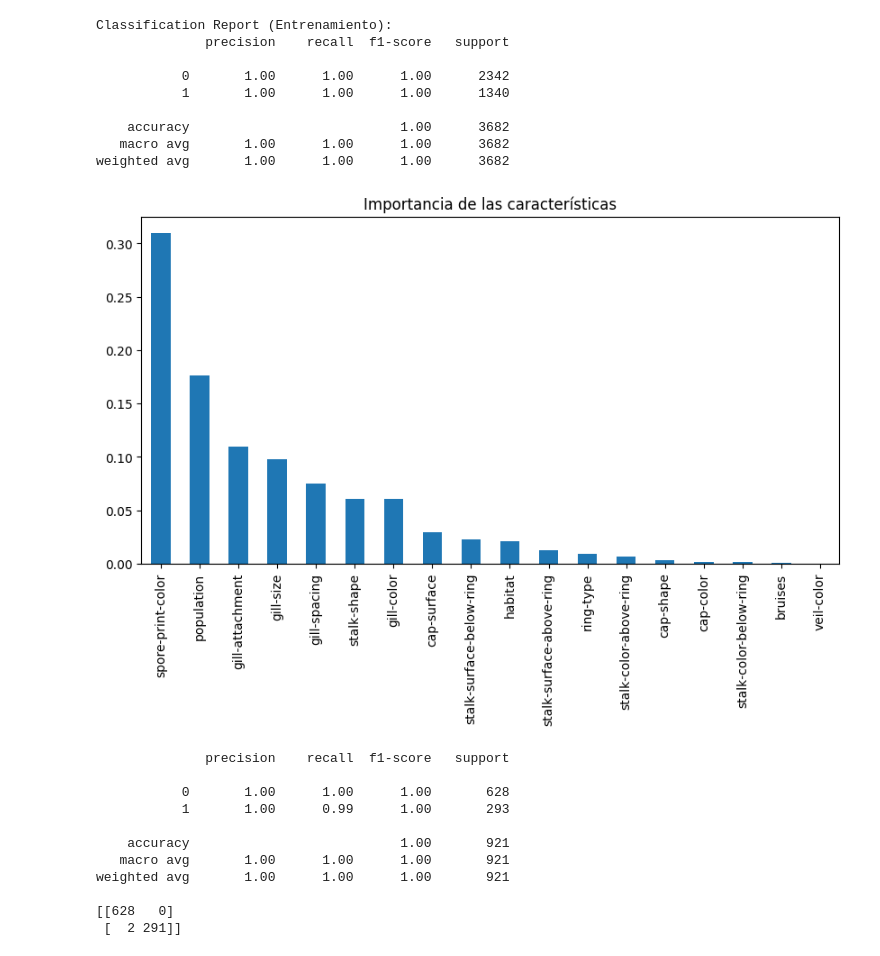
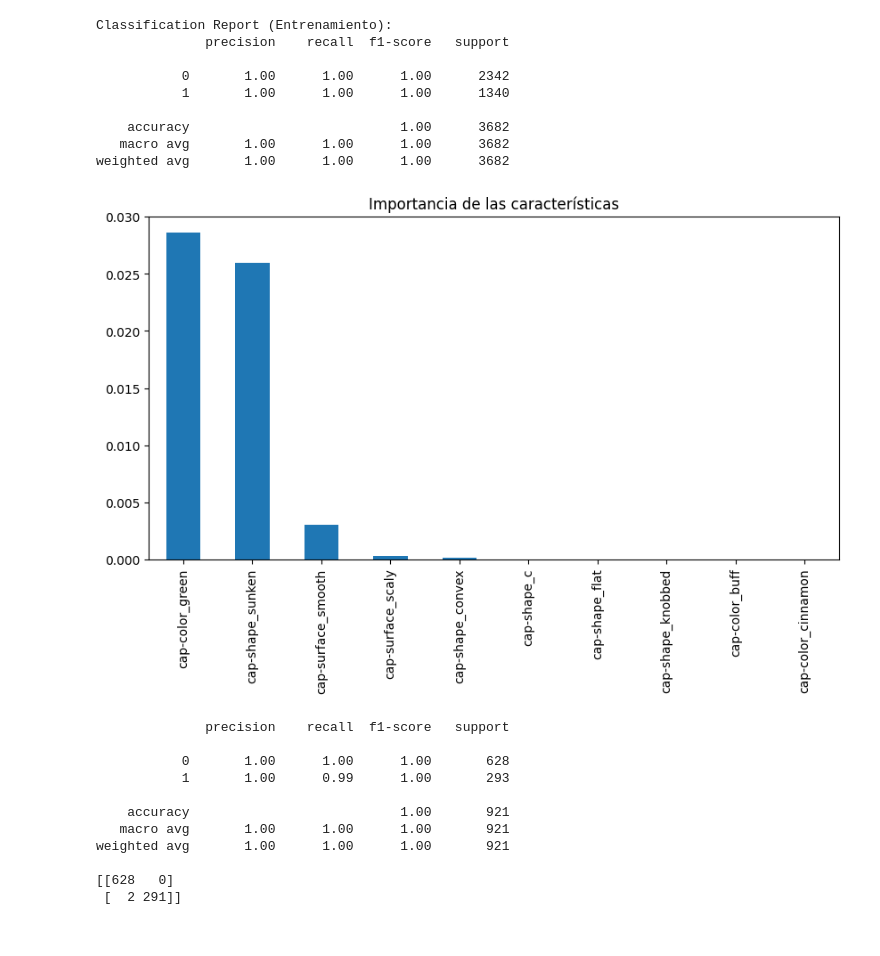
Before and after one commit to abdonrb/Proyecto_setas, a Jupyter notebook: Notebooks/modelo_ml.ipynb, the cells around one changed output. Cells and saved outputs as stored; diff of their text form; code cells hidden in the pictures.

```diff
--- a/Notebooks/modelo_ml.ipynb
+++ b/Notebooks/modelo_ml.ipynb
@@ -48,3 +23,13 @@ sns.heatmap(df_corr,annot=True);
+# %%
+df.drop(columns=['odor','stalk-root','ring-number'],inplace=True)
+# %%
+cat_cols = df.select_dtypes(include=['object']).columns
+encoder = OneHotEncoder(drop='first',sparse_output=False)
+encoded_array = encoder.fit_transform(df[cat_cols])
+
+encoded_df = pd.DataFrame(encoded_array, columns=encoder.get_feature_names_out(), index=df.index)
+
+df_encoded = pd.concat([df.drop(columns=cat_cols), encoded_df], axis=1)
 # %%
 df_encoded['clase'].value_counts(normalize=True)
 # %% [output]
@@ -53,7 +38,7 @@ clase
 1    0.354769
 Name: proportion, dtype: float64
 # %%
-X = df_encoded.drop(columns=['clase','odor','stalk-root','ring-number'])
+X = df_encoded.drop(columns=['clase'])
 y = df_encoded['clase']
 # %%
 X_train,X_test,y_train,y_test = train_test_split(X,y,test_size=0.20,random_state=42)
@@ -96,10 +81,11 @@ weighted avg       1.00      1.00      1.00      3682
 # %%
 # Obtener la importancia de las características
 feature_importances = pd.Series(xgb.feature_importances_, index=X_train.columns)
+feature_importances = feature_importances.head(10)
 feature_importances.sort_values(ascending=False).plot(kind='bar', figsize=(10, 5), title="Importancia de las características")
 plt.show()
 # %% [output]
-[figure, old version]
+[figure, new version]
 # %%
 rf = RandomForestClassifier(random_state=42,criterion='gini',max_depth=None,min_samples_leaf=1,n_estimators=50)
 rf.fit(X_train, y_train)
```
Also changed, not shown: parts of 4 cells of this notebook, 2 other files.
